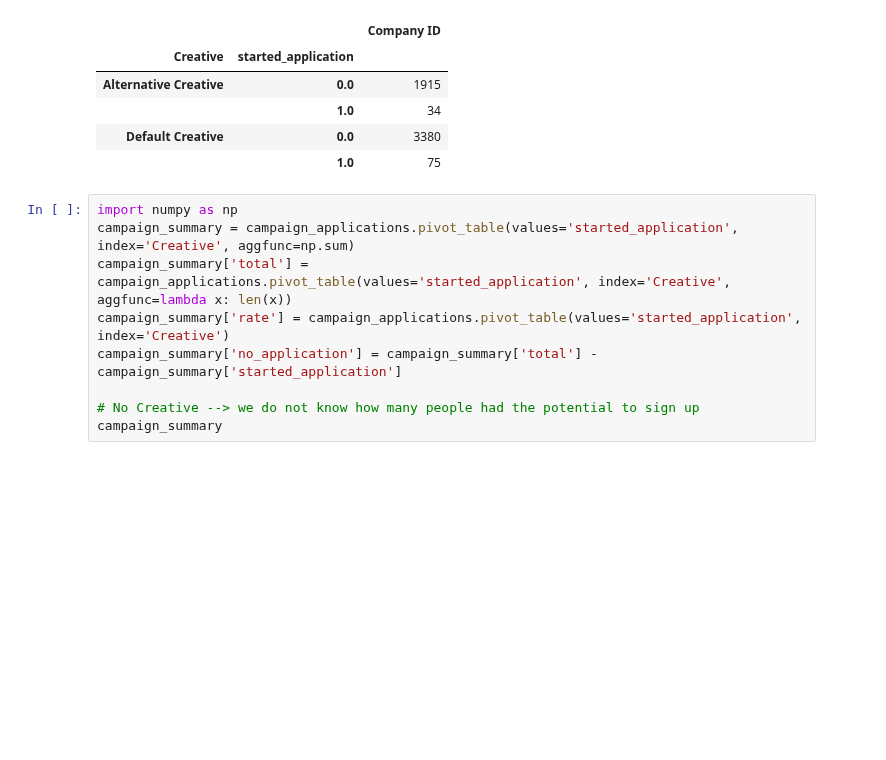
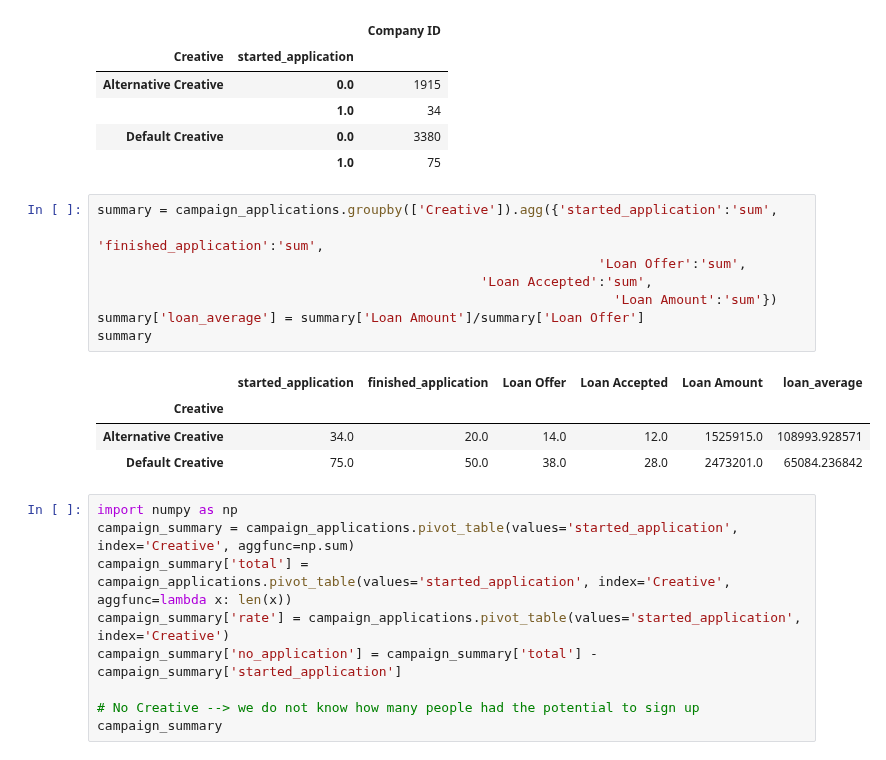
Before and after one commit to xinnyp/loan_campaign_analysis, a Jupyter notebook: EDA.ipynb, the cells around one changed output. Cells and saved outputs as stored; diff of their text form; blank space fills up the shorter version.

Commit message:
added summary

```diff
--- a/EDA.ipynb
+++ b/EDA.ipynb
@@ -76,6 +85,19 @@ campaign_applications.groupby(['Creative', 'started_application']).agg({'Company
 |  | 1.0 | 34 |
 | Default Creative | 0.0 | 3380 |
 |  | 1.0 | 75 |
+# %%
+summary = campaign_applications.groupby(['Creative']).agg({'started_application':'sum',
+                                                                  'finished_application':'sum',
+                                                                'Loan Offer':'sum',
+                                                 'Loan Accepted':'sum',
+                                                                  'Loan Amount':'sum'})
+summary['loan_average'] = summary['Loan Amount']/summary['Loan Offer']
+summary
+# %% [output]
+|  | started_application | finished_application | Loan Offer | Loan Accepted | Loan Amount | loan_average |
+| Creative |  |  |  |  |  |  |
+| Alternative Creative | 34.0 | 20.0 | 14.0 | 12.0 | 1525915.0 | 108993.928571 |
+| Default Creative | 75.0 | 50.0 | 38.0 | 28.0 | 2473201.0 | 65084.236842 |
 # %%
 import numpy as np
 campaign_summary = campaign_applications.pivot_table(values='started_application', index='Creative', aggfunc=np.sum)
```
Also changed, not shown: parts of 3 cells of this notebook.
